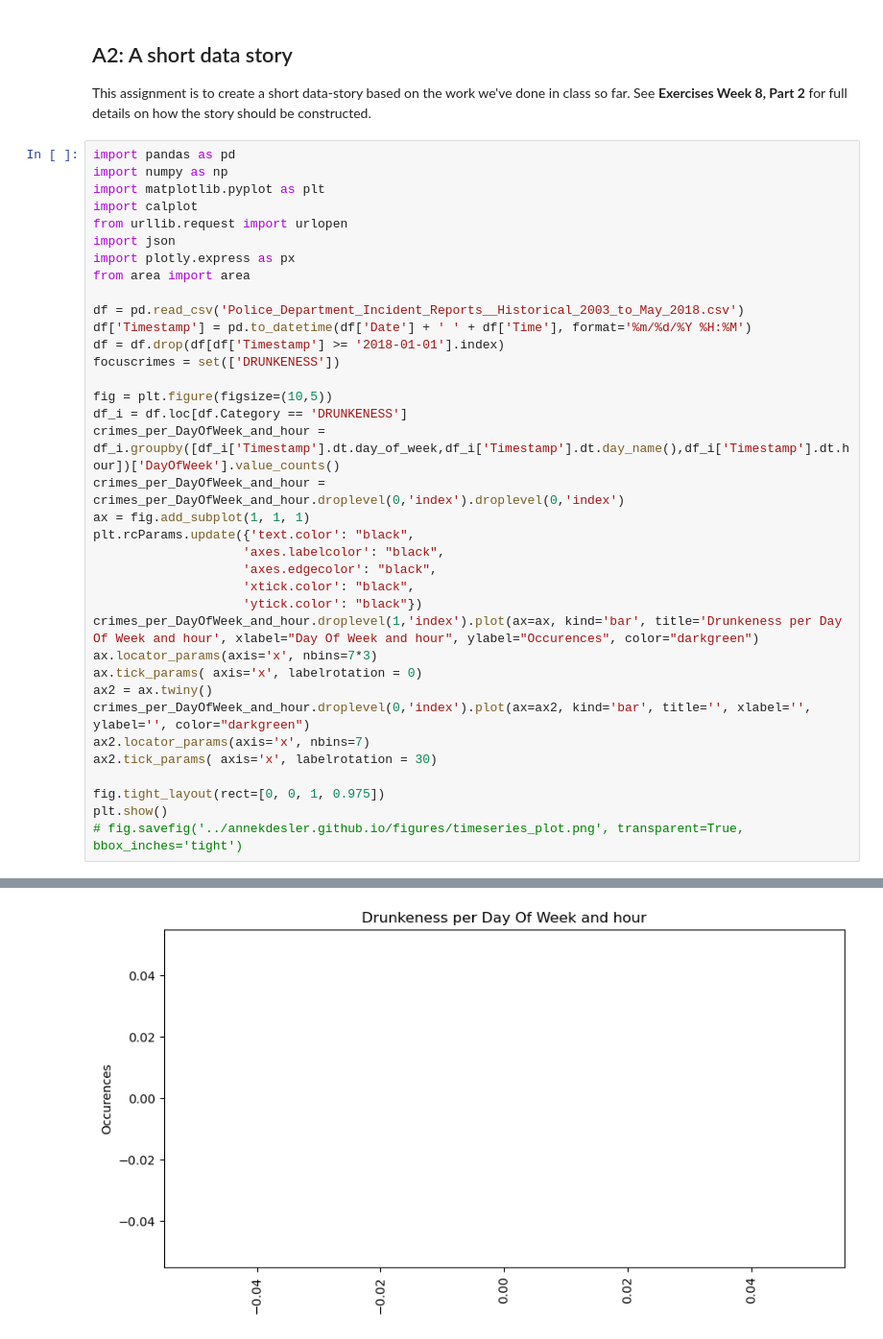
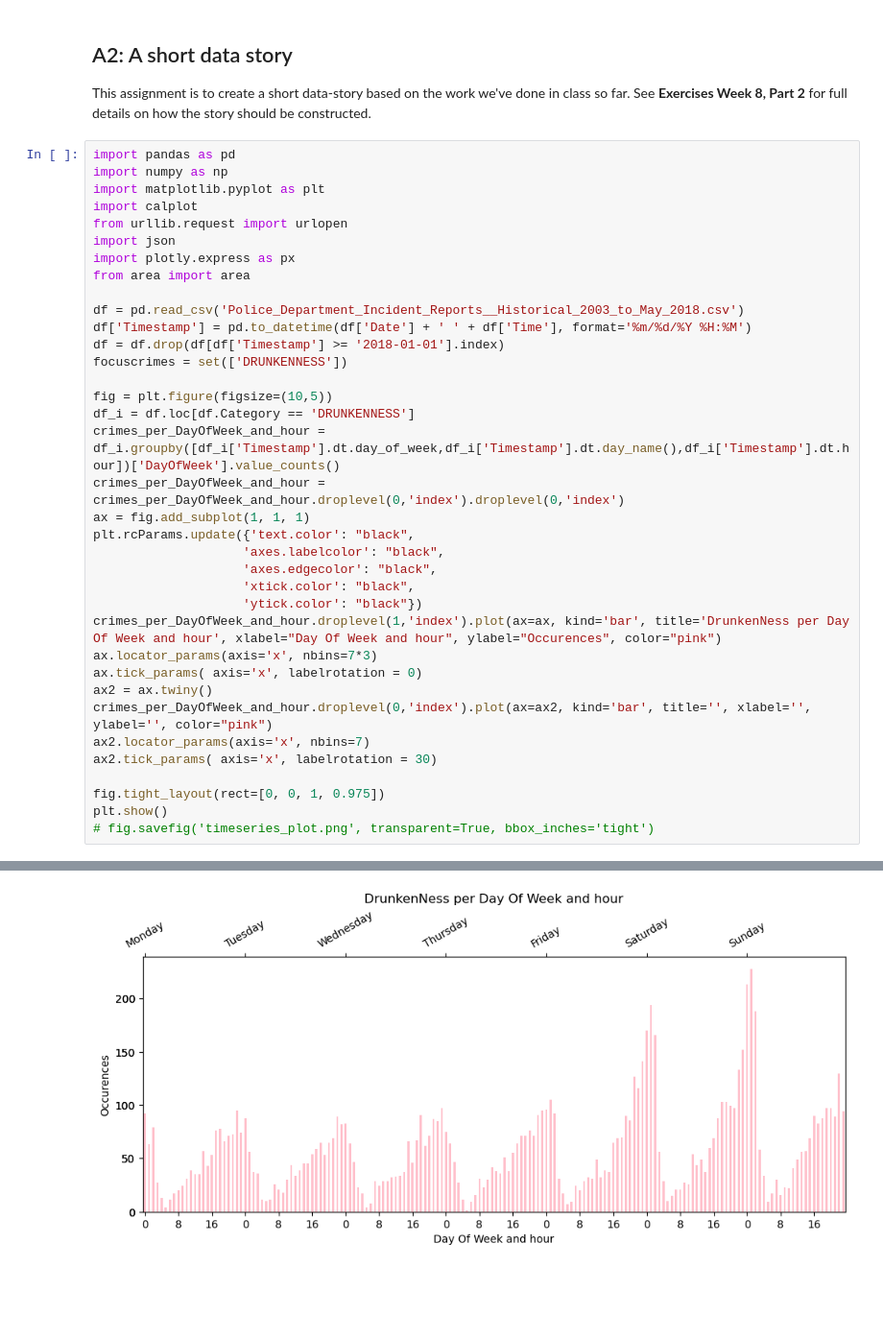
Before and after one commit to M3LLI55X/Social-data-Analysis-and-Visualization, a Jupyter notebook: Assignment2.ipynb, the cells around one changed output, grey strips where cells are left out. Shown at 96% size. Saved outputs shown, nothing was run; the diff lists cells and outputs as text; blank space fills up the shorter version.

```diff
--- a/Assignment2.ipynb
+++ b/Assignment2.ipynb
@@ -28,10 +28,10 @@ from area import area
 df = pd.read_csv('Police_Department_Incident_Reports__Historical_2003_to_May_2018.csv')
 df['Timestamp'] = pd.to_datetime(df['Date'] + ' ' + df['Time'], format='%m/%d/%Y %H:%M')
 df = df.drop(df[df['Timestamp'] >= '2018-01-01'].index)
-focuscrimes = set(['DRUNKENESS'])
+focuscrimes = set(['DRUNKENNESS'])
 
 fig = plt.figure(figsize=(10,5))
-df_i = df.loc[df.Category == 'DRUNKENESS']
+df_i = df.loc[df.Category == 'DRUNKENNESS']
 crimes_per_DayOfWeek_and_hour = df_i.groupby([df_i['Timestamp'].dt.day_of_week,df_i['Timestamp'].dt.day_name(),df_i['Timestamp'].dt.hour])['DayOfWeek'].value_counts()
 crimes_per_DayOfWeek_and_hour = crimes_per_DayOfWeek_and_hour.droplevel(0,'index').droplevel(0,'index')
 ax = fig.add_subplot(1, 1, 1)
@@ -40,15 +40,15 @@ plt.rcParams.update({'text.color': "black",
                     'axes.edgecolor': "black",
                     'xtick.color': "black",
                     'ytick.color': "black"})
-crimes_per_DayOfWeek_and_hour.droplevel(1,'index').plot(ax=ax, kind='bar', title='Drunkeness per Day Of Week and hour', xlabel="Day Of Week and hour", ylabel="Occurences", color="darkgreen")
+crimes_per_DayOfWeek_and_hour.droplevel(1,'index').plot(ax=ax, kind='bar', title='DrunkenNess per Day Of Week and hour', xlabel="Day Of Week and hour", ylabel="Occurences", color="pink")
 ax.locator_params(axis='x', nbins=7*3)
 ax.tick_params( axis='x', labelrotation = 0)
 ax2 = ax.twiny()
-crimes_per_DayOfWeek_and_hour.droplevel(0,'index').plot(ax=ax2, kind='bar', title='', xlabel='', ylabel='', color="darkgreen")
+crimes_per_DayOfWeek_and_hour.droplevel(0,'index').plot(ax=ax2, kind='bar', title='', xlabel='', ylabel='', color="pink")
 ax2.locator_params(axis='x', nbins=7)
 ax2.tick_params( axis='x', labelrotation = 30)
 
 fig.tight_layout(rect=[0, 0, 1, 0.975])
 plt.show()
-# fig.savefig('../annekdesler.github.io/figures/timeseries_plot.png', transparent=True, bbox_inches='tight')
+# fig.savefig('timeseries_plot.png', transparent=True, bbox_inches='tight')
 # %% [output]
@@ -56,4 +55,4 @@ IndexError: index 0 is out of bounds for axis 0 with size 0
-[figure, old version]
+[figure, new version]
 # %%
 from urllib.request import urlopen
 import json
```
Also changed, not shown: parts of 2 cells of this notebook.
